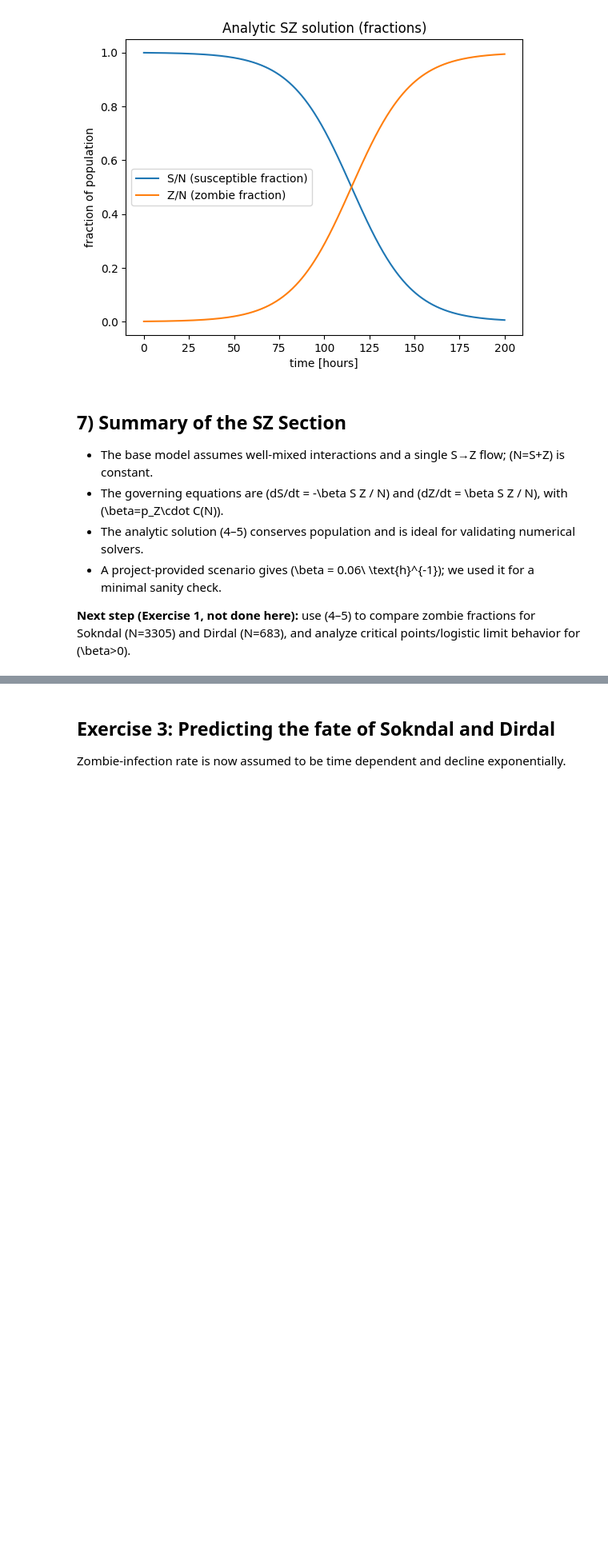
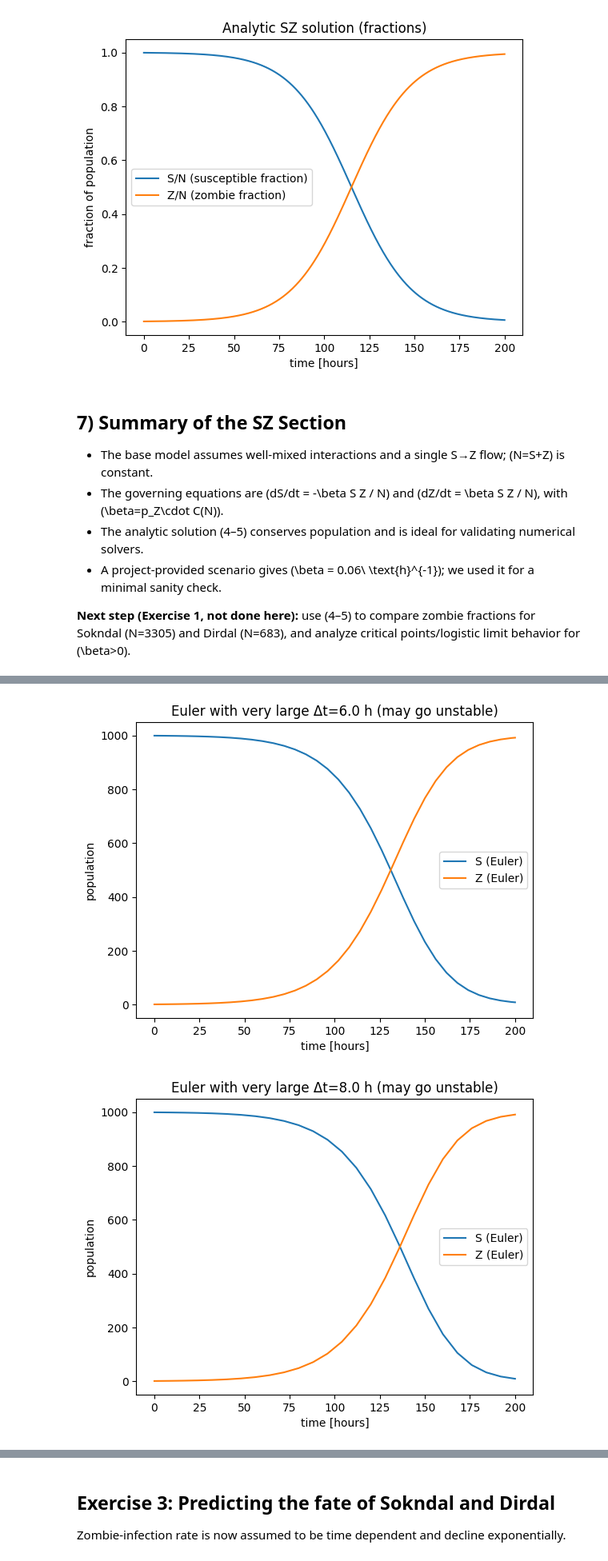
Before and after one commit to Noahster/MOD300-Project-2, a Jupyter notebook: project2.ipynb, the cells around one changed output, grey strips where cells are left out. Shown at 80% size. Drawn from its saved outputs; the diff is of its cells as text; code cells hidden in the pictures; blank space fills up the shorter version.

```diff
--- a/project2.ipynb
+++ b/project2.ipynb
@@ -218,0 +623,16 @@ Exercise 2
+# %%
+#%%
+# OPTIONAL: uncomment to try very large Δt
+for dt_bad in [6.0, 8.0, 12.0]:
+     t_bad, Y_bad = solver.solve(0.0, 200.0, dt_bad, y0=[S0, Z0], params=params, method="euler")
+     plt.figure()
+     plt.plot(t_bad, Y_bad[:,0], label="S (Euler)")
+     plt.plot(t_bad, Y_bad[:,1], label="Z (Euler)")
+     plt.xlabel("time [hours]")
+     plt.ylabel("population")
+     plt.title(f"Euler with very large Δt={dt_bad} h (may go unstable)")
+     plt.legend()
+     plt.show()
+# %% [output]
+[figure, added]
+[figure, added]
```
Also changed, not shown: parts of 23 cells of this notebook.
